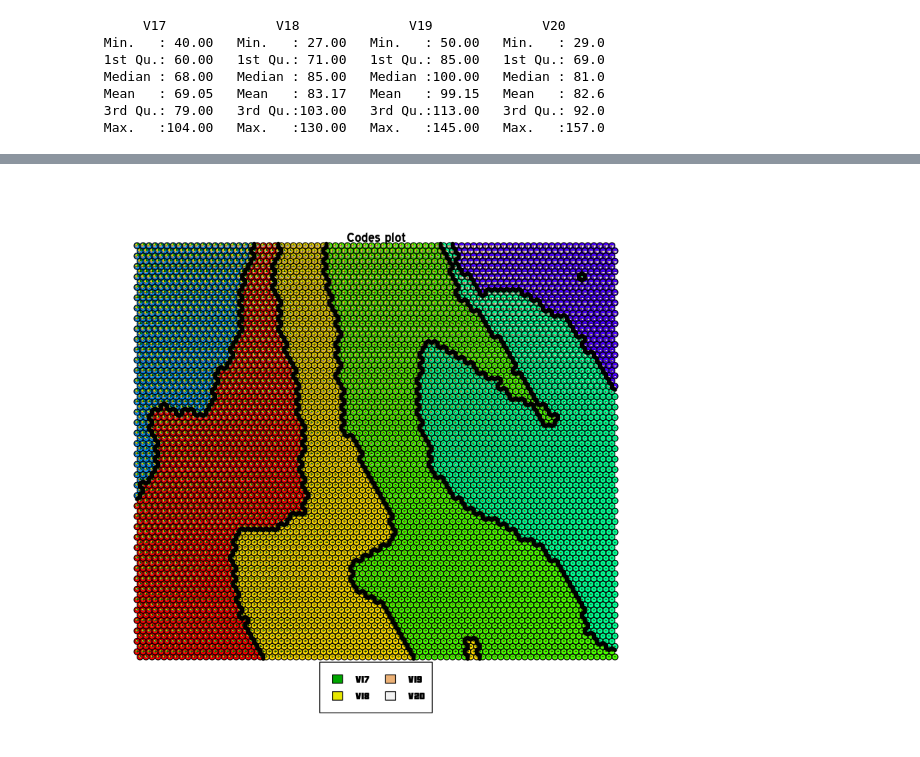
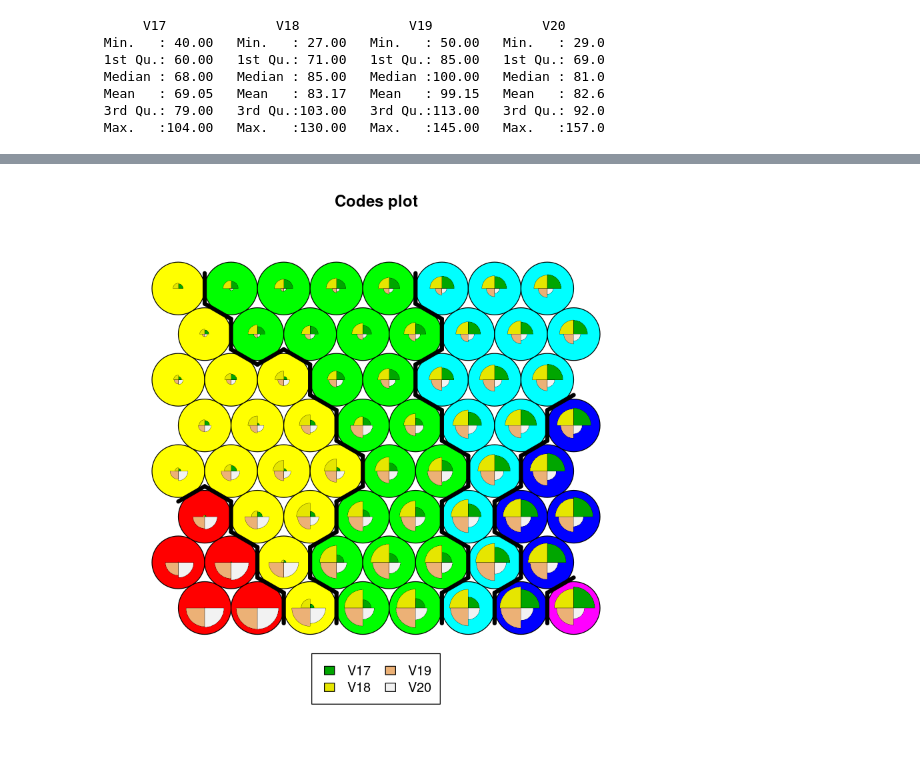
Before and after one commit to eduvera/INFO257_IA, a Jupyter notebook: unidad2/Clustering/Clustering_Notebook3.ipynb, the cells around one changed output, grey strips where cells are left out. Cells and saved outputs as stored; diff of their text form; code cells hidden in the pictures.

```diff
--- a/unidad2/Clustering/Clustering_Notebook3.ipynb
+++ b/unidad2/Clustering/Clustering_Notebook3.ipynb
@@ -81,7 +81,7 @@ Los parámetros que recibe son los siguientes:
 
 B)
 # %%
-sommap <- som(scale(datos), grid = somgrid(2, 2, "hexagonal"), rlen=50, radius=2)
+sommap <- som(scale(datos), grid = somgrid(3, 3, "hexagonal"), rlen=50, radius=2)
 plot(sommap)
 
 colors <- function(n, alpha = 1) {
@@ -151,7 +162,11 @@ summary(sat_data)
  3rd Qu.: 79.00   3rd Qu.:103.00   3rd Qu.:113.00   3rd Qu.: 92.0
  Max.   :104.00   Max.   :130.00   Max.   :145.00   Max.   :157.0
 # %%
-sat_sommap <- som(scale(sat_data), grid = somgrid(80,80, "hexagonal"), cores=-1)
+require('kohonen')
+sat_sommap <- som(scale(sat_data), grid = somgrid(8,8, "hexagonal"), cores=-1, rlen=2000)
+
+plot(sat_sommap, type="changes")
+
 plot(sat_sommap)
 
 colors <- function(n, alpha = 1) {
@@ -171,14 +187,14 @@ plot(sat_sommap, type = "dist.neighbours", palette.name = terrain.colors)
 # %%
 sat_mat <- matrix(sat_sommap$codes[[1]], byrow=FALSE)
 
 ## use hierarchical clustering to cluster the codebook vectors
-sat_groups <- 7
+sat_groups <- 6
 sat_som.hc <- cutree(hclust(dist(sat_mat)), sat_groups)
 
 #plot
-plot(sat_sommap, type="codes", bgcol=rainbow(sat_groups, alpha=1)[sat_som.hc])
+plot(sat_sommap, type="codes", bgcol=rainbow(sat_groups)[sat_som.hc])
 
 #cluster boundaries
 add.cluster.boundaries(sat_sommap, sat_som.hc)
 # %% [output]
-[figure, old version]
+[figure, new version]
```
Also changed, not shown: parts of 8 cells of this notebook, 3 other files.
